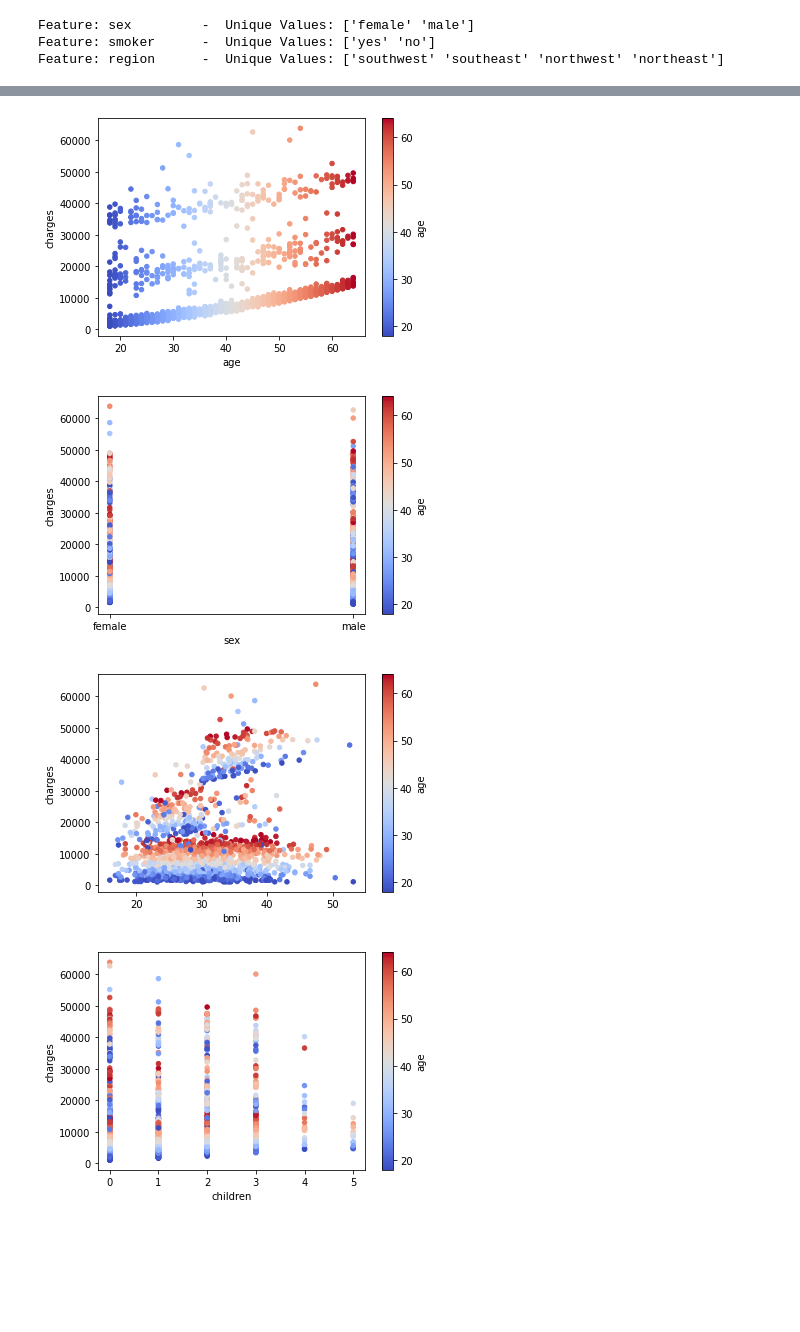
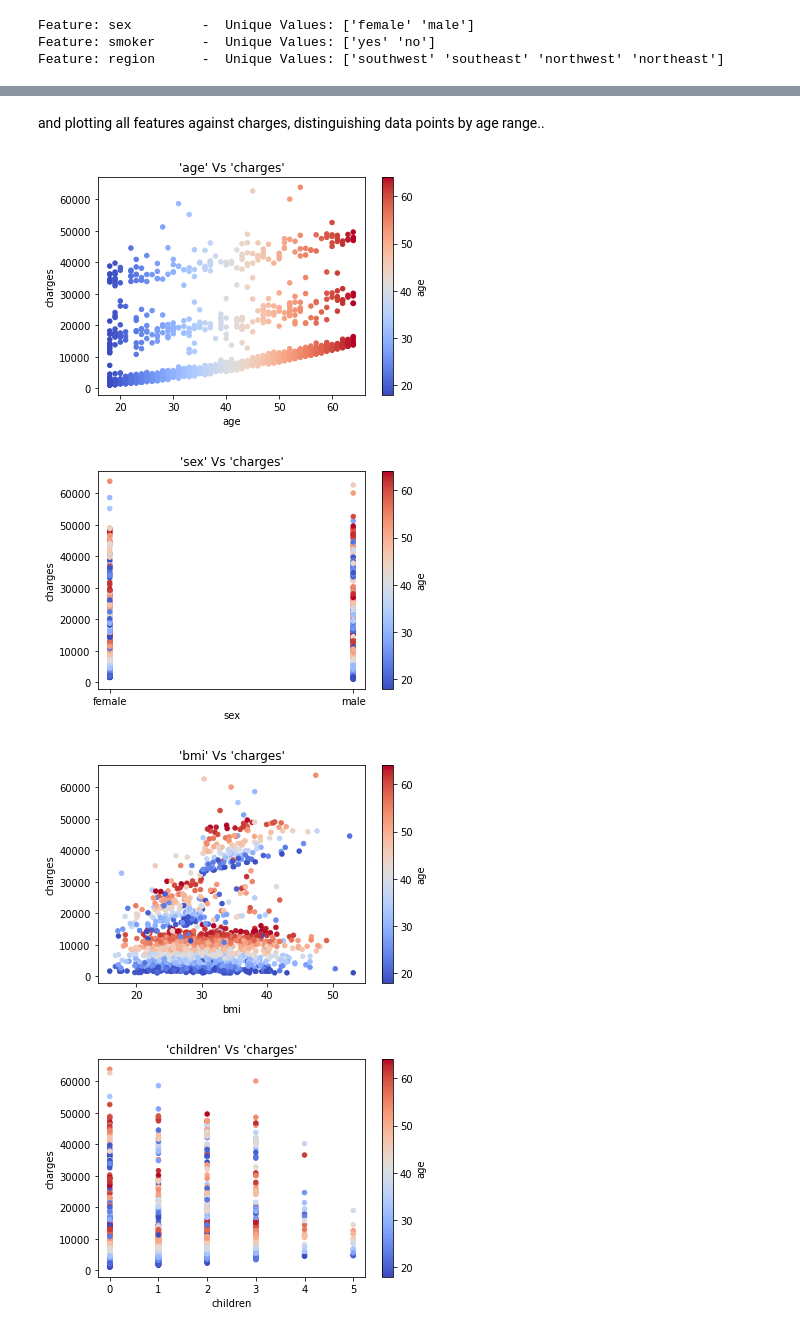
Before and after one commit to rajkumar-b/medical-cost-prediction, a Jupyter notebook: DMT - Project.ipynb, the cells around one changed output, grey strips where cells are left out. Saved outputs shown, nothing was run; the diff lists cells and outputs as text; code cells hidden in the pictures; blank space fills up the shorter version.

```diff
--- a/DMT - Project.ipynb
+++ b/DMT - Project.ipynb
@@ -101,7 +141,8 @@ inp_data.hist(figsize=(10, 10));
 # %%
 # plot the range of numeric features to understand the trend and outliers
+
 for col in num_cols:
     inp_data.boxplot(column=col, grid=False, vert=False);
-    plt.title(col)
+    plt.title(f"Boxplot of feature: {col}")
     plt.show()
 # %% [output]
@@ -115,7 +156,7 @@ for col in num_cols:
 
 for col in cat_cols:
     inp_data[col].value_counts().plot.pie(autopct='%1.1f%%', figsize=(6, 6), legend=False);
-    plt.title(col, fontdict={'fontsize':18})
+    plt.title(f"Distribution of feature: {col}", fontdict={'fontsize':18})
     plt.ylabel('')
     plt.show()
 # %% [output]
@@ -125,9 +175,12 @@ for col in cat_cols:
+# %% [markdown]
+and plotting all features against charges, distinguishing data points by age range..
 # %%
 for col in inp_data.columns:
     inp_data.plot.scatter(x=col, y='charges', c='age', colormap='coolwarm', sharex=False);
+    plt.title(f"'{col}' Vs 'charges'")
     plt.show()
 # %% [output]
-[figure, old version]
+[figure, new version]
-[figure, old version]
+[figure, new version]
-[figure, old version]
+[figure, new version]
-[figure, old version]
+[figure, new version]
```
Also changed, not shown: parts of 69 cells of this notebook.
